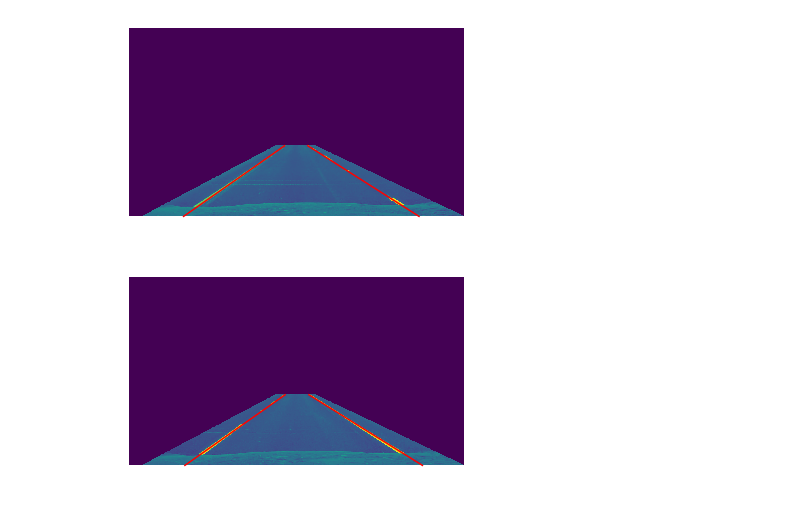
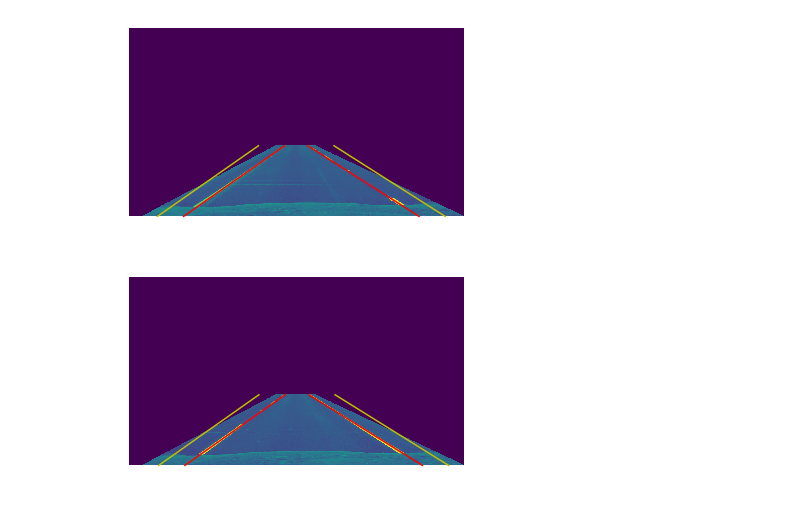
Before and after one commit to semeniuta/CarND-Advanced-Lane-Lines, a Jupyter notebook: define_plane_region.ipynb, the cells around one changed output. Drawn from its saved outputs; the diff is of its cells as text; code cells hidden in the pictures.

```diff
--- a/define_plane_region.ipynb
+++ b/define_plane_region.ipynb
@@ -29,13 +78,16 @@ nxpd.draw(runner.token_manager.to_networkx())
 # %%
 for im in (im_straight_1, im_straight_2):
     runner.run(image=im)
 
     plt.figure()
     plt.imshow( lanelines.apply_region_mask(runner['image_gray'], runner['region_vertices']) )
     plt.axis("off")
 
     lanelines.plot_line(runner['avg_line_left'], color='r')
     lanelines.plot_line(runner['avg_line_right'], color='r')
+
+    lanelines.plot_line( move_line(runner['avg_line_left'], -100), color='y')
+    lanelines.plot_line( move_line(runner['avg_line_right'], 100), color='y')
 # %% [output]
-[figure, old version]
+[figure, new version]
-[figure, old version]
+[figure, new version]
```
Also changed, not shown: parts of 4 cells of this notebook, 2 other files.
